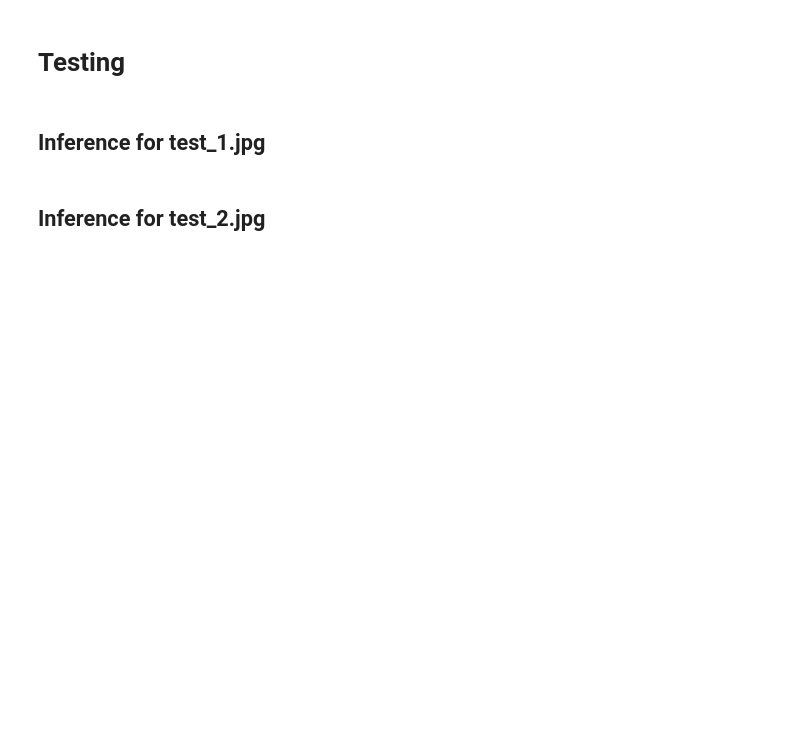
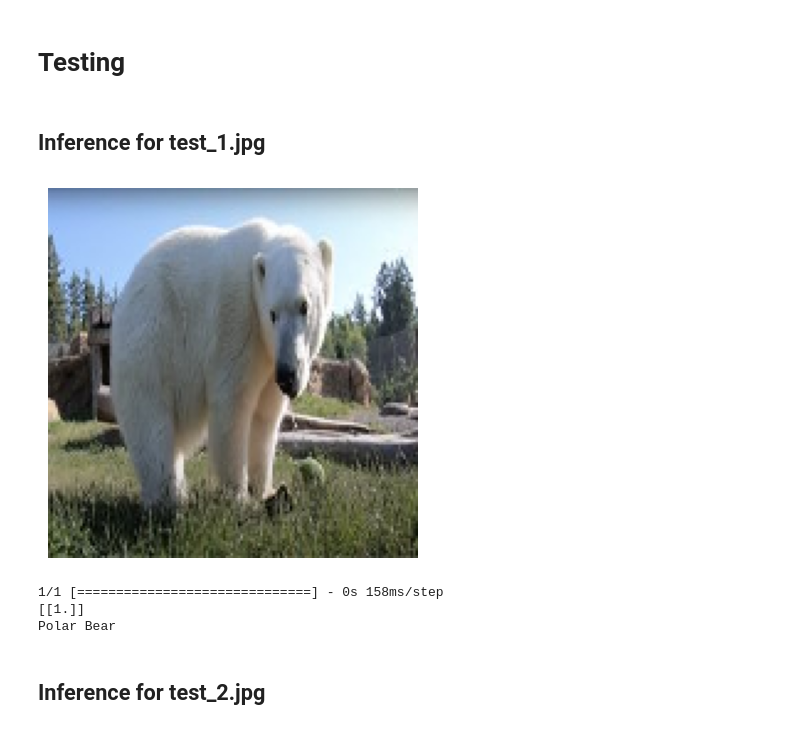
Before and after one commit to mr-nudo/intelligent-tools, a Jupyter notebook: CNN.ipynb, the cells around one changed output. Cells and saved outputs as stored; diff of their text form; code cells hidden in the pictures; blank space fills up the shorter version.

```diff
--- a/CNN.ipynb
+++ b/CNN.ipynb
@@ -123,30 +276,37 @@ def load_display_predict_image(img_path, model, size=(150, 150)):
     - size: Tuple of integers, target size of the image (height, width).
     """
     # Load an image file to PIL format, target size can be adjusted
-    # TODO
+    img = image.load_img(img_path, target_size=size)
 
     # Convert the PIL image to a numpy array
-    # TODO
+    img_array = image.img_to_array(img)
 
     # Add a dimension to transform the array into a batch shape
-    # TODO
+    img_array = np.expand_dims(img_array, axis=0)
 
     # Normalize the image pixels to [0, 1]
-    # TODO
+    img_array /= 255.0
 
     # Display the image
-    # TODO
+    plt.imshow(img)
+    plt.axis('off')
+    plt.show()
 
     # Predict using the provided model
-    # TODO
+    prediction = model.predict(img_array)
 
     print(prediction)
     print("Polar Bear" if prediction[0][0] > 0.5 else "Not Polar Bear")
 # %% [markdown]
 ## Inference for test_1.jpg
 # %%
-img_path = # TODO: set path to test_1.jpg
+img_path = '/content/test/test_1.jpg'
 load_display_predict_image(img_path, model)
+# %% [output]
+[figure, added]
+1/1 [==============================] - 0s 158ms/step
+[[1.]]
+Polar Bear
 # %% [markdown]
 ## Inference for test_2.jpg
 # %%
```
Also changed, not shown: parts of 20 cells of this notebook.
